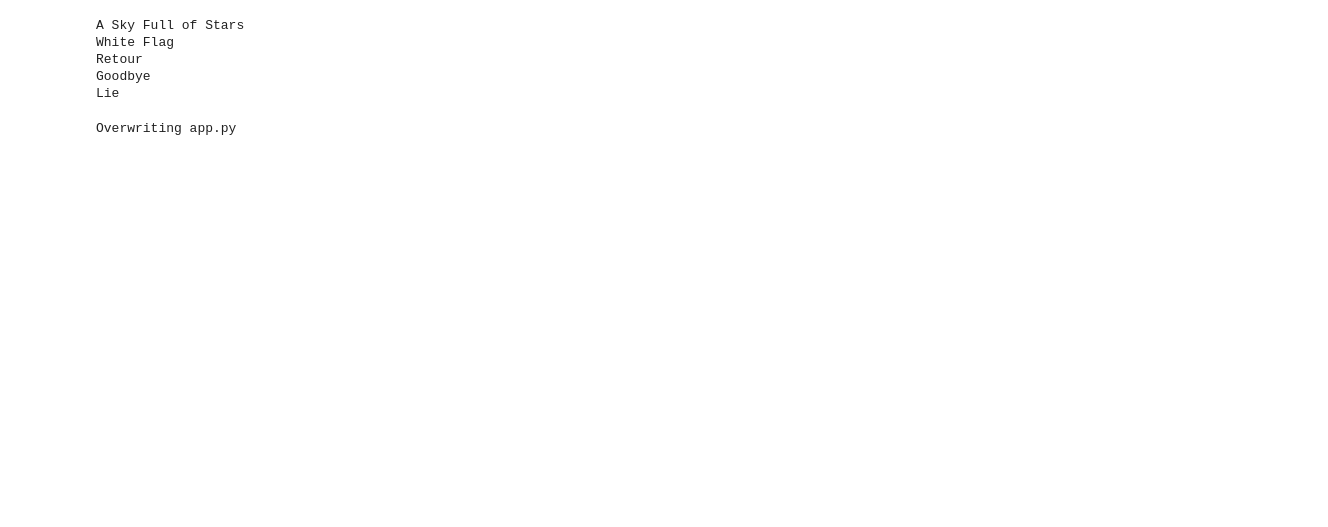
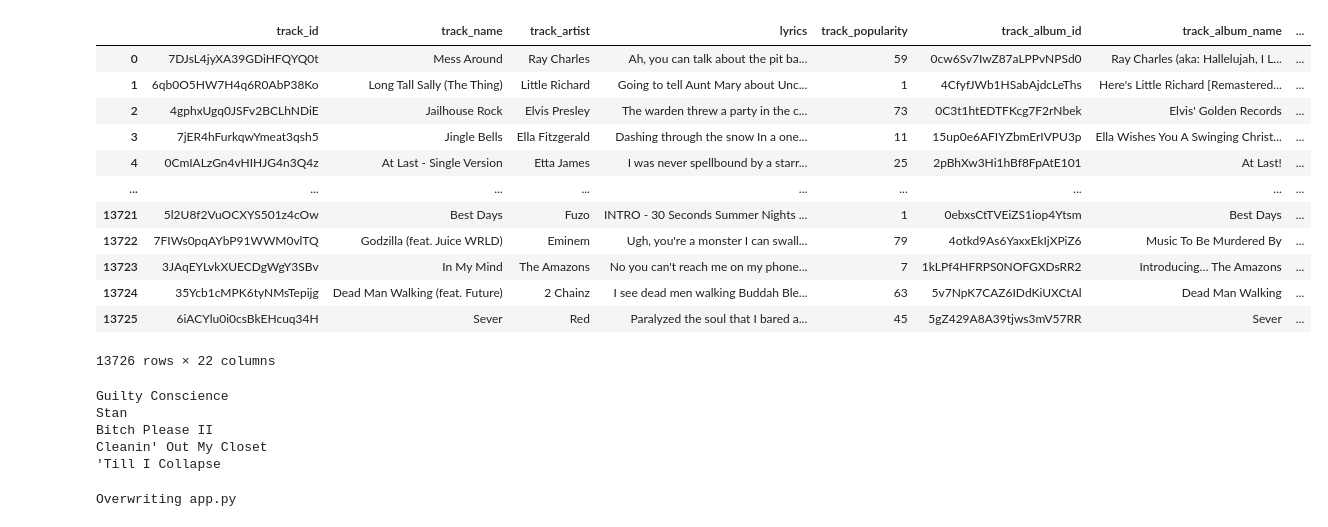
Before and after one commit to hannahcyrus/musicRecommedation_AI_ML, a Jupyter notebook: music_recom.ipynb, the cells around one changed output. Drawn from its saved outputs; the diff is of its cells as text; code cells hidden in the pictures; blank space fills up the shorter version.

```diff
--- a/music_recom.ipynb
+++ b/music_recom.ipynb
@@ -180,2 +49,18 @@ songs1
+# %%
+data
+# %% [output]
+|  | track_id | track_name | track_artist | lyrics | track_popularity | track_album_id | track_album_name | ... |
+| 0 | 7DJsL4jyXA39GDiHFQYQ0t | Mess Around | Ray Charles | Ah, you can talk about the pit ba... | 59 | 0cw6Sv7IwZ87aLPPvNPSd0 | Ray Charles (aka: Hallelujah, I L... | ... |
+| 1 | 6qb0O5HW7H4q6R0AbP38Ko | Long Tall Sally (The Thing) | Little Richard | Going to tell Aunt Mary about Unc... | 1 | 4CfyfJWb1HSabAjdcLeThs | Here's Little Richard [Remastered... | ... |
+| 2 | 4gphxUgq0JSFv2BCLhNDiE | Jailhouse Rock | Elvis Presley | The warden threw a party in the c... | 73 | 0C3t1htEDTFKcg7F2rNbek | Elvis' Golden Records | ... |
+| 3 | 7jER4hFurkqwYmeat3qsh5 | Jingle Bells | Ella Fitzgerald | Dashing through the snow In a one... | 11 | 15up0e6AFIYZbmErIVPU3p | Ella Wishes You A Swinging Christ... | ... |
+| 4 | 0CmIALzGn4vHIHJG4n3Q4z | At Last - Single Version | Etta James | I was never spellbound by a starr... | 25 | 2pBhXw3Hi1hBf8FpAtE101 | At Last! | ... |
+| ... | ... | ... | ... | ... | ... | ... | ... | ... |
+| 13721 | 5l2U8f2VuOCXYS501z4cOw | Best Days | Fuzo | INTRO - 30 Seconds Summer Nights ... | 1 | 0ebxsCtTVEiZS1iop4Ytsm | Best Days | ... |
+| 13722 | 7FIWs0pqAYbP91WWM0vlTQ | Godzilla (feat. Juice WRLD) | Eminem | Ugh, you're a monster I can swall... | 79 | 4otkd9As6YaxxEkIjXPiZ6 | Music To Be Murdered By | ... |
+| 13723 | 3JAqEYLvkXUECDgWgY3SBv | In My Mind | The Amazons | No you can't reach me on my phone... | 7 | 1kLPf4HFRPS0NOFGXDsRR2 | Introducing… The Amazons | ... |
+| 13724 | 35Ycb1cMPK6tyNMsTepijg | Dead Man Walking (feat. Future) | 2 Chainz | I see dead men walking Buddah Ble... | 63 | 5v7NpK7CAZ6IDdKiUXCtAl | Dead Man Walking | ... |
+| 13725 | 6iACYlu0i0csBkEHcuq34H | Sever | Red | Paralyzed the soul that I bared a... | 45 | 5gZ429A8A39tjws3mV57RR | Sever | ... |
+13726 rows × 22 columns
 # %%
 def recommend(song):
@@ -186,8 +70,0 @@ def recommend(song):
-# %%
-recommend("Saiyaan Ji")
-# %% [output]
-A Sky Full of Stars
-White Flag
-Retour
-Goodbye
-Lie
@@ -195,0 +71,8 @@ import pickle
+# %%
+recommend("Godzilla (feat. Juice WRLD)")
+# %% [output]
+Guilty Conscience
+Stan
+Bitch Please II
+Cleanin' Out My Closet
+'Till I Collapse
```
Also changed, not shown: parts of 30 cells of this notebook.
